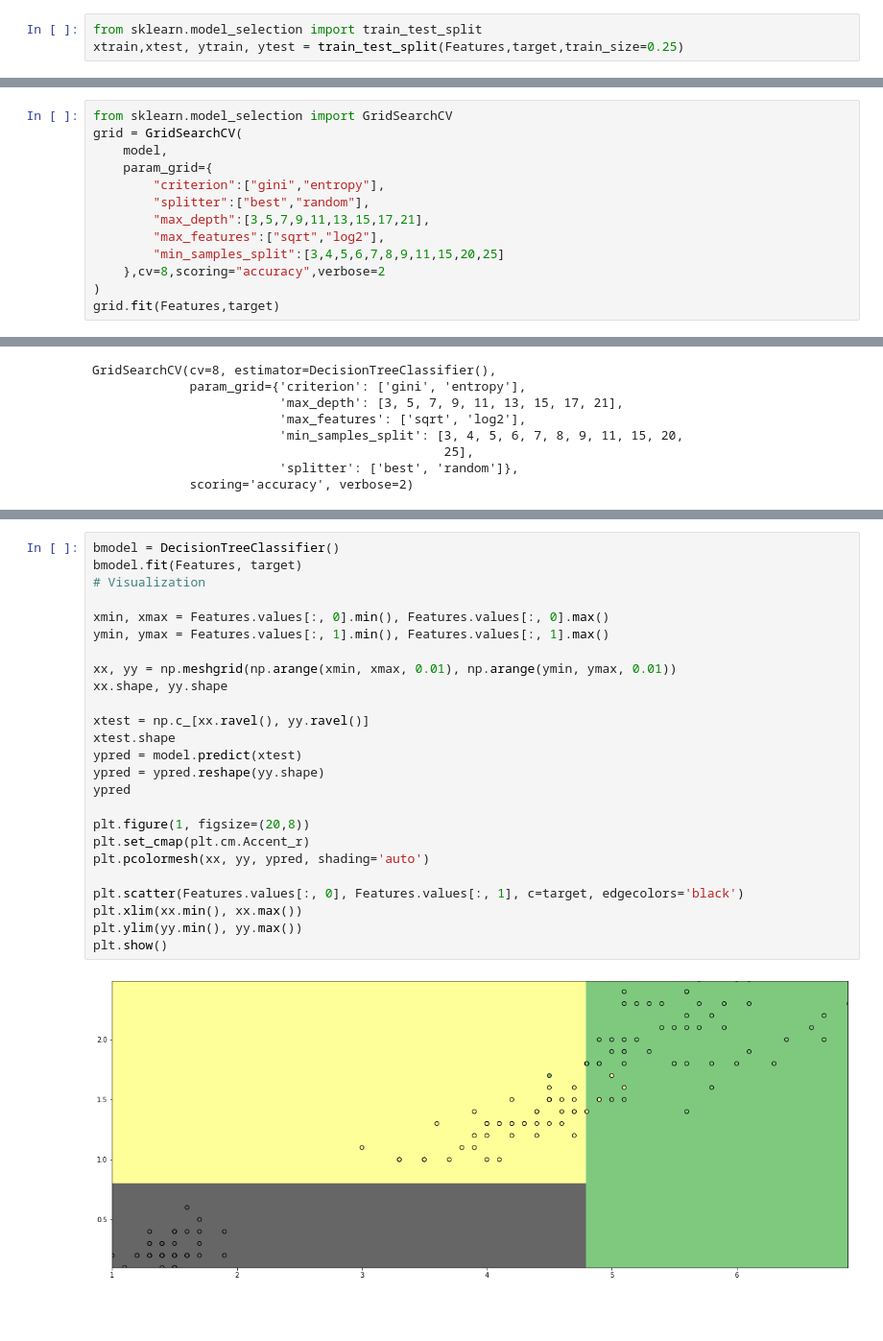
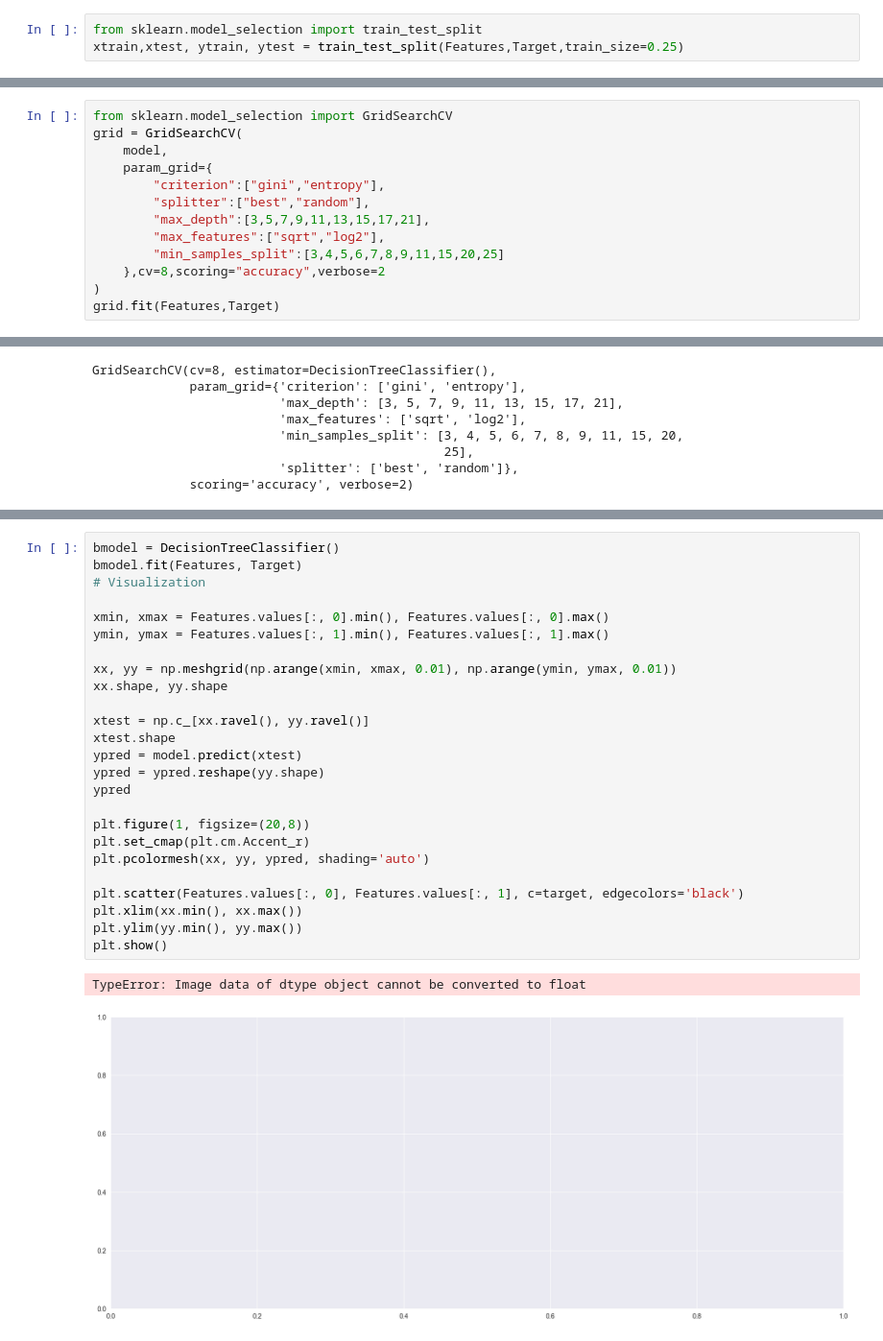
Before and after one commit to agrasthnaman/IrisDataset, a Jupyter notebook: LinearRegression/DecisionTree.ipynb, the cells around one changed output, grey strips where cells are left out. Shown at 96% size. Saved outputs shown, nothing was run; the diff lists cells and outputs as text; blank space fills up the shorter version.

```diff
--- a/LinearRegression/DecisionTree.ipynb
+++ b/LinearRegression/DecisionTree.ipynb
@@ -175,7 +187,7 @@ array([0, 0, 0, 0, 0, 0, 0, 0, 0, 0, 0, 0, 0, 0, 0, 0, 0, 0, 0, 0, 0, 0,
        2, 2, 2, 2, 2, 2, 2, 2, 2, 2, 2, 2, 2, 2, 2, 2, 2, 2])
 # %%
 from sklearn.model_selection import train_test_split
-xtrain,xtest, ytrain, ytest = train_test_split(Features,target,train_size=0.25)
+xtrain,xtest, ytrain, ytest = train_test_split(Features,Target,train_size=0.25)
 # %%
 from sklearn.tree import DecisionTreeClassifier
 
@@ -242,7 +238,7 @@ grid = GridSearchCV(
         "min_samples_split":[3,4,5,6,7,8,9,11,15,20,25]
     },cv=8,scoring="accuracy",verbose=2
 )
-grid.fit(Features,target)
+grid.fit(Features,Target)
 # %% [output]
 Fitting 8 folds for each of 792 candidates, totalling 6336 fits
 [CV] END criterion=gini, max_depth=3, max_features=sqrt, min_samples_split=3, splitter=best; total time=   0.0s
@@ -284,31 +280,32 @@ grid.best_params_
  'splitter': 'random'}
 # %%
 bmodel = DecisionTreeClassifier()
-bmodel.fit(Features, target)
+bmodel.fit(Features, Target)
 # Visualization
 
 xmin, xmax = Features.values[:, 0].min(), Features.values[:, 0].max()
 ymin, ymax = Features.values[:, 1].min(), Features.values[:, 1].max()
 
 xx, yy = np.meshgrid(np.arange(xmin, xmax, 0.01), np.arange(ymin, ymax, 0.01))
 xx.shape, yy.shape
 
 xtest = np.c_[xx.ravel(), yy.ravel()]
 xtest.shape
 ypred = model.predict(xtest)
 ypred = ypred.reshape(yy.shape)
 ypred
 
 plt.figure(1, figsize=(20,8))
 plt.set_cmap(plt.cm.Accent_r)
 plt.pcolormesh(xx, yy, ypred, shading='auto')
 
 plt.scatter(Features.values[:, 0], Features.values[:, 1], c=target, edgecolors='black')
 plt.xlim(xx.min(), xx.max())
 plt.ylim(yy.min(), yy.max())
 plt.show()
 # %% [output]
+TypeError: Image data of dtype object cannot be converted to float
-[figure, old version]
+[figure, new version]
 # %%
 bmodel = grid.best_estimator_
 bmodel.fit(Features, target)
```
Also changed, not shown: parts of 17 cells of this notebook.
